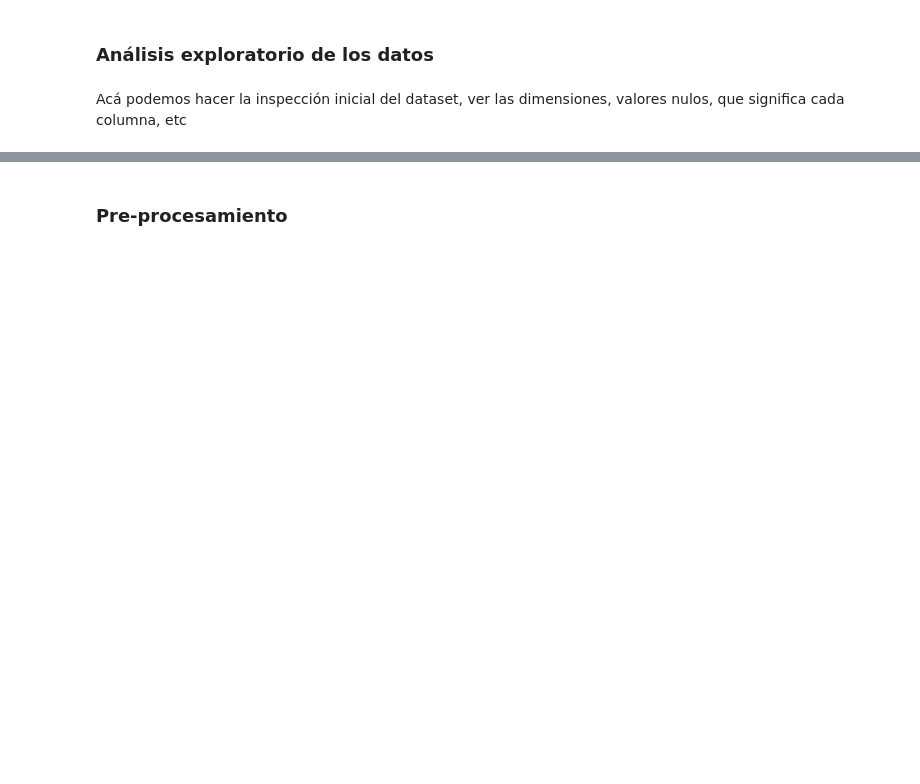
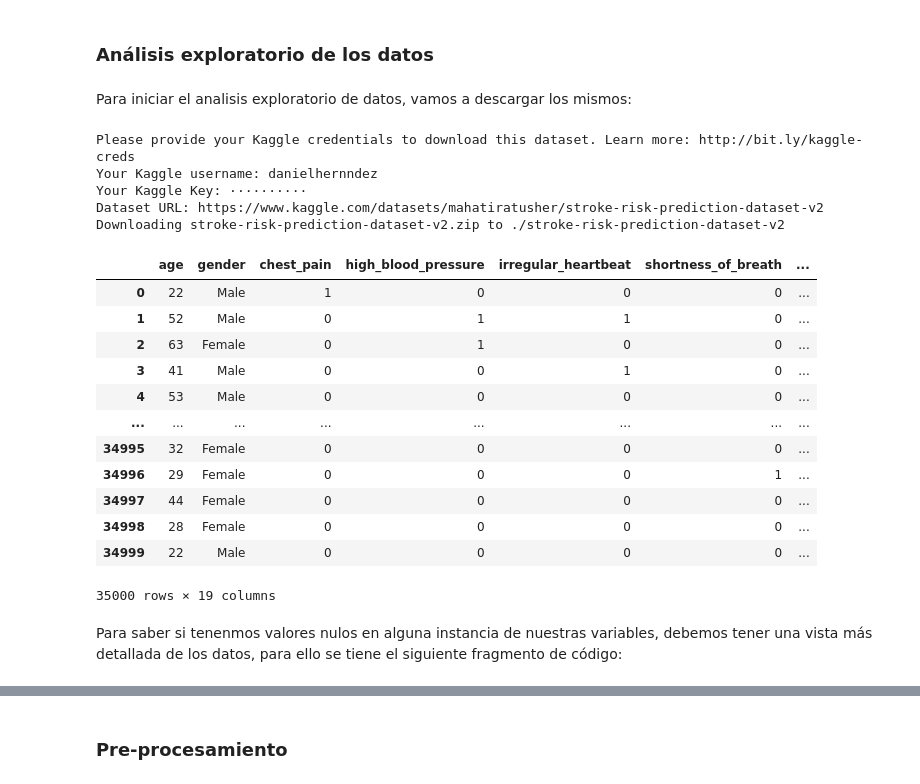
Before and after one commit to Morax19/ML_UCV, a Jupyter notebook: Proyecto1/ML_Proyecto1_DanielHernandez_JuanPRivas_JoinerRojas.ipynb, the cells around one changed output, grey strips where cells are left out. Cells and saved outputs as stored; diff of their text form; code cells hidden in the pictures; blank space fills up the shorter version.

```diff
--- a/Proyecto1/ML_Proyecto1_DanielHernandez_JuanPRivas_JoinerRojas.ipynb
+++ b/Proyecto1/ML_Proyecto1_DanielHernandez_JuanPRivas_JoinerRojas.ipynb
@@ -29,4 +93,37 @@ Acá podemos hablar un poco del problema que vamos a buscar solucionar con nuest
 # %% [markdown]
 ### Análisis exploratorio de los datos
-# %% [markdown]
-Acá podemos hacer la inspección inicial del dataset, ver las dimensiones, valores nulos, que significa cada columna, etc
+# %% [markdown]
+Para iniciar el analisis exploratorio de datos, vamos a descargar los mismos:
+# %%
+#Descarga del primer dataset
+ods.download(
+    "https://www.kaggle.com/datasets/mahatiratusher/stroke-risk-prediction-dataset-v2"
+    )
+# %% [output]
+Please provide your Kaggle credentials to download this dataset. Learn more: http://bit.ly/kaggle-creds
+Your Kaggle username: danielhernndez
+Your Kaggle Key: ··········
+Dataset URL: https://www.kaggle.com/datasets/mahatiratusher/stroke-risk-prediction-dataset-v2
+Downloading stroke-risk-prediction-dataset-v2.zip to ./stroke-risk-prediction-dataset-v2
+# %%
+# Almacenamos los datos en un Data Frame
+rawData = pd.read_csv("/content/stroke-risk-prediction-dataset-v2/stroke_risk_dataset_v2.csv")
+
+# Se muestran una vista previa de los datos
+rawData
+# %% [output]
+|  | age | gender | chest_pain | high_blood_pressure | irregular_heartbeat | shortness_of_breath | ... |
+| 0 | 22 | Male | 1 | 0 | 0 | 0 | ... |
+| 1 | 52 | Male | 0 | 1 | 1 | 0 | ... |
+| 2 | 63 | Female | 0 | 1 | 0 | 0 | ... |
+| 3 | 41 | Male | 0 | 0 | 1 | 0 | ... |
+| 4 | 53 | Male | 0 | 0 | 0 | 0 | ... |
+| ... | ... | ... | ... | ... | ... | ... | ... |
+| 34995 | 32 | Female | 0 | 0 | 0 | 0 | ... |
+| 34996 | 29 | Female | 0 | 0 | 0 | 1 | ... |
+| 34997 | 44 | Female | 0 | 0 | 0 | 0 | ... |
+| 34998 | 28 | Female | 0 | 0 | 0 | 0 | ... |
+| 34999 | 22 | Male | 0 | 0 | 0 | 0 | ... |
+35000 rows × 19 columns
+# %% [markdown]
+Para saber si tenenmos valores nulos en alguna instancia de nuestras variables, debemos tener una vista más detallada de los datos, para ello se tiene el siguiente fragmento de código:
```
Also changed, not shown: parts of 100 cells of this notebook.
